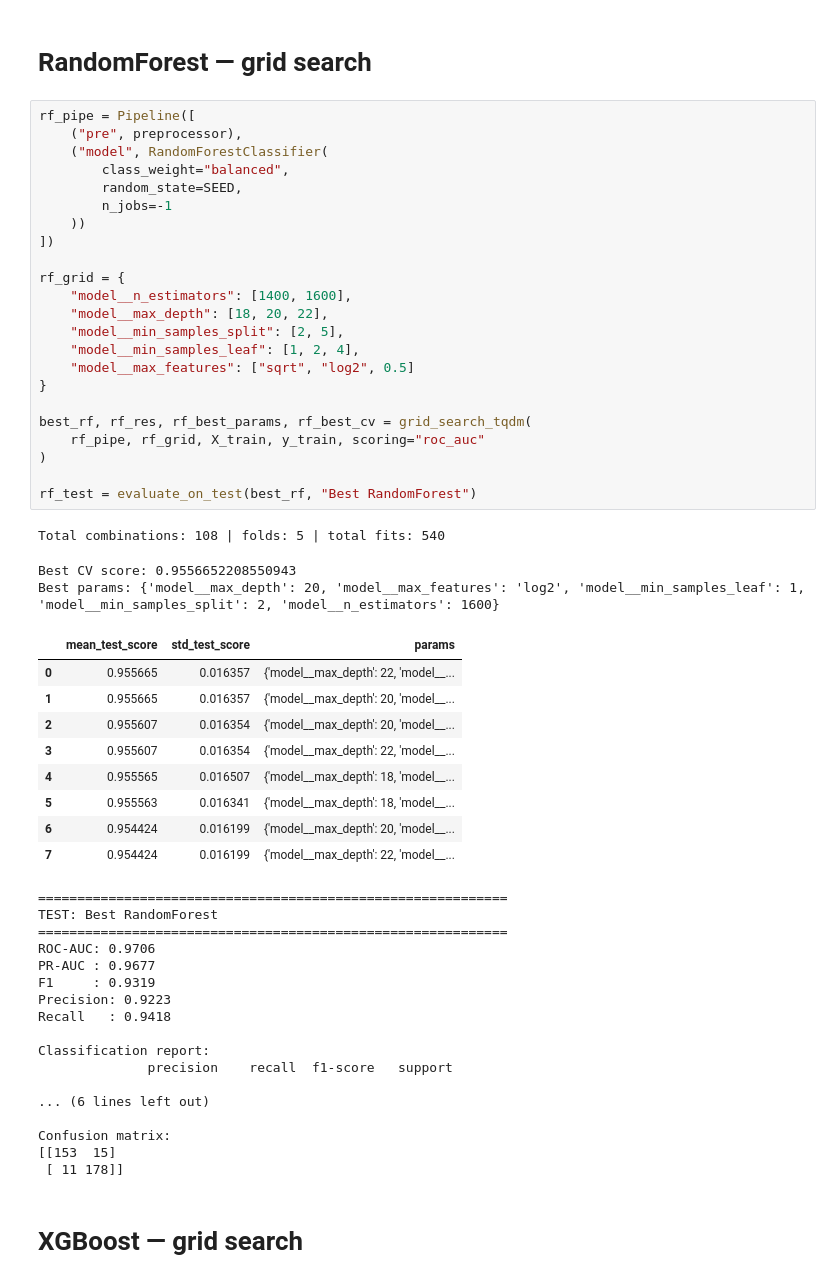
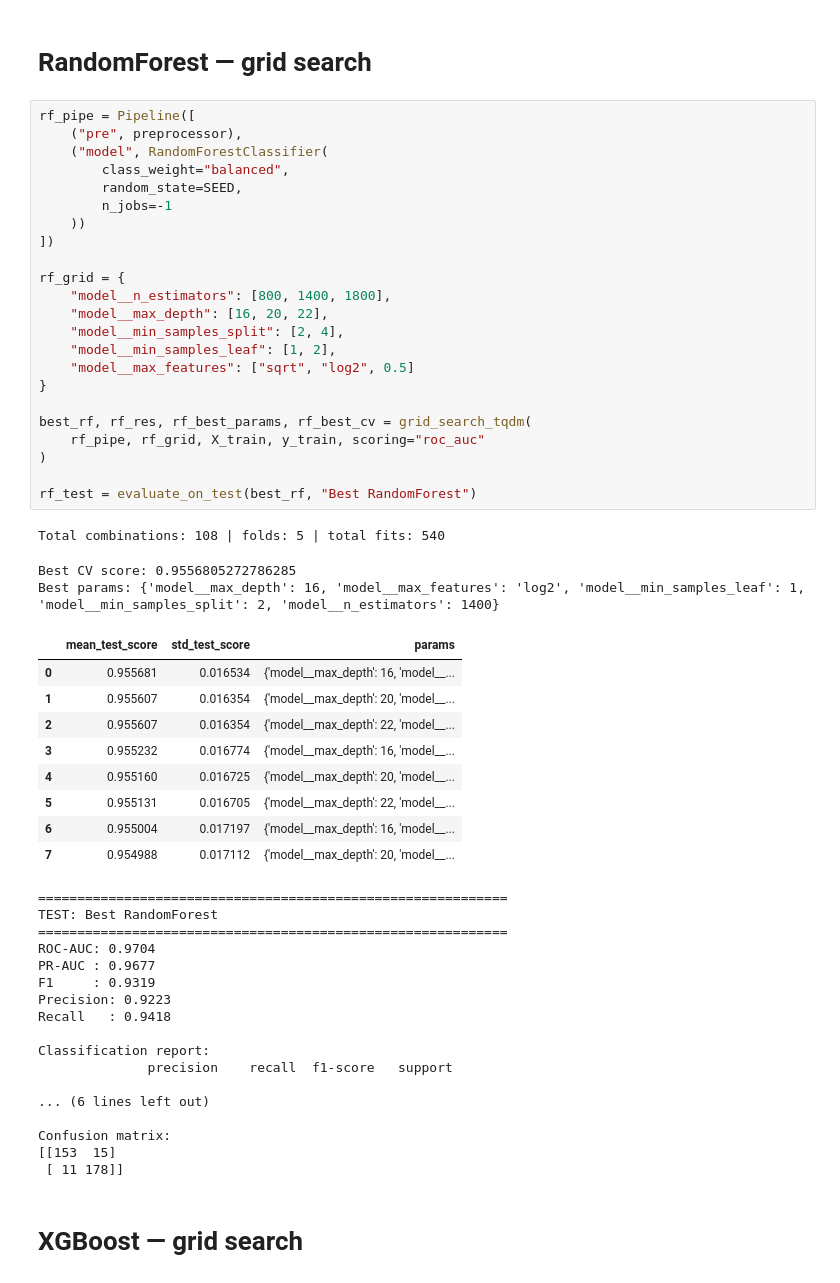
Before and after one commit to DimaFendrikov/Heart-Disease-Prediction, a Jupyter notebook: project_heart_disease.ipynb, the cells around one changed output. Cells and saved outputs as stored; diff of their text form.

```diff
--- a/project_heart_disease.ipynb
+++ b/project_heart_disease.ipynb
@@ -705,43 +742,43 @@ Confusion matrix:
 # %%
 rf_pipe = Pipeline([
     ("pre", preprocessor),
     ("model", RandomForestClassifier(
         class_weight="balanced",
         random_state=SEED,
         n_jobs=-1
     ))
 ])
 
 rf_grid = {
-    "model__n_estimators": [1400, 1600],
-    "model__max_depth": [18, 20, 22],
-    "model__min_samples_split": [2, 5],
-    "model__min_samples_leaf": [1, 2, 4],
+    "model__n_estimators": [800, 1400, 1800],
+    "model__max_depth": [16, 20, 22],
+    "model__min_samples_split": [2, 4],
+    "model__min_samples_leaf": [1, 2],
     "model__max_features": ["sqrt", "log2", 0.5]
 }
 
 best_rf, rf_res, rf_best_params, rf_best_cv = grid_search_tqdm(
     rf_pipe, rf_grid, X_train, y_train, scoring="roc_auc"
 )
 
 rf_test = evaluate_on_test(best_rf, "Best RandomForest")
 # %% [output]
 Total combinations: 108 | folds: 5 | total fits: 540
-Best CV score: 0.9556652208550943
-Best params: {'model__max_depth': 20, 'model__max_features': 'log2', 'model__min_samples_leaf': 1, 'model__min_samples_split': 2, 'model__n_estimators': 1600}
+Best CV score: 0.9556805272786285
+Best params: {'model__max_depth': 16, 'model__max_features': 'log2', 'model__min_samples_leaf': 1, 'model__min_samples_split': 2, 'model__n_estimators': 1400}
 |  | mean_test_score | std_test_score | params |
-| 0 | 0.955665 | 0.016357 | {'model__max_depth': 22, 'model__... |
-| 1 | 0.955665 | 0.016357 | {'model__max_depth': 20, 'model__... |
-| 2 | 0.955607 | 0.016354 | {'model__max_depth': 20, 'model__... |
-| 3 | 0.955607 | 0.016354 | {'model__max_depth': 22, 'model__... |
-| 4 | 0.955565 | 0.016507 | {'model__max_depth': 18, 'model__... |
-| 5 | 0.955563 | 0.016341 | {'model__max_depth': 18, 'model__... |
-| 6 | 0.954424 | 0.016199 | {'model__max_depth': 20, 'model__... |
-| 7 | 0.954424 | 0.016199 | {'model__max_depth': 22, 'model__... |
+| 0 | 0.955681 | 0.016534 | {'model__max_depth': 16, 'model__... |
+| 1 | 0.955607 | 0.016354 | {'model__max_depth': 20, 'model__... |
+| 2 | 0.955607 | 0.016354 | {'model__max_depth': 22, 'model__... |
+| 3 | 0.955232 | 0.016774 | {'model__max_depth': 16, 'model__... |
+| 4 | 0.955160 | 0.016725 | {'model__max_depth': 20, 'model__... |
+| 5 | 0.955131 | 0.016705 | {'model__max_depth': 22, 'model__... |
+| 6 | 0.955004 | 0.017197 | {'model__max_depth': 16, 'model__... |
+| 7 | 0.954988 | 0.017112 | {'model__max_depth': 20, 'model__... |
 ============================================================
 TEST: Best RandomForest
 ============================================================
-ROC-AUC: 0.9706
+ROC-AUC: 0.9704
 PR-AUC : 0.9677
 F1     : 0.9319
 Precision: 0.9223
```
Also changed, not shown: parts of 11 cells of this notebook, 1 other file.
